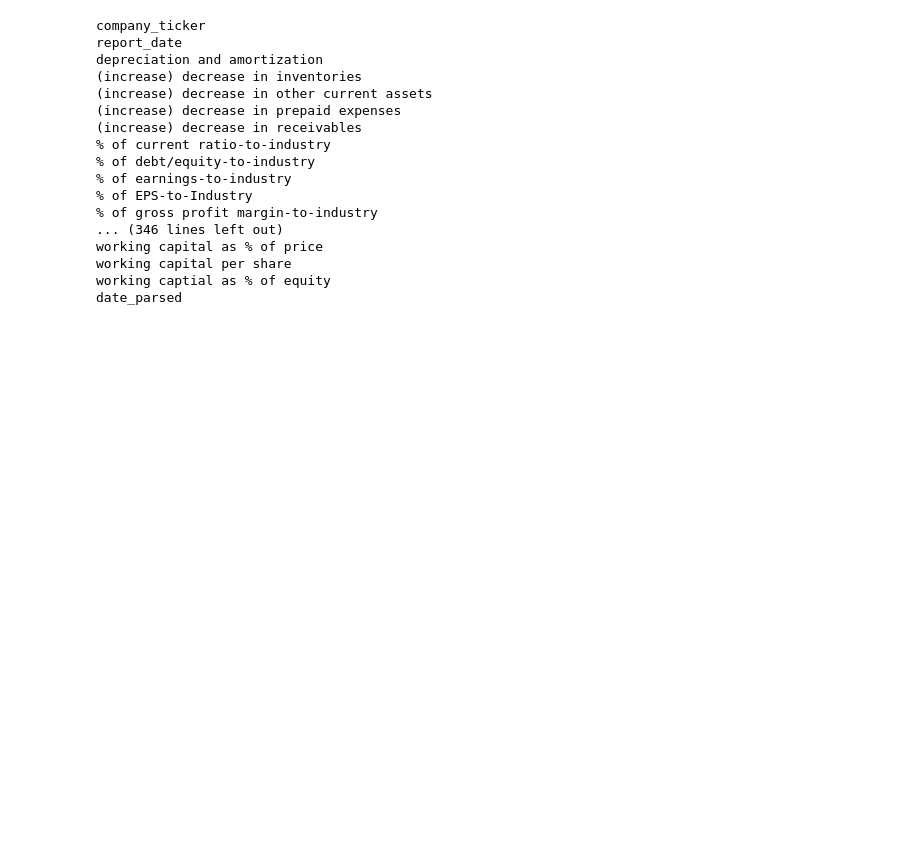
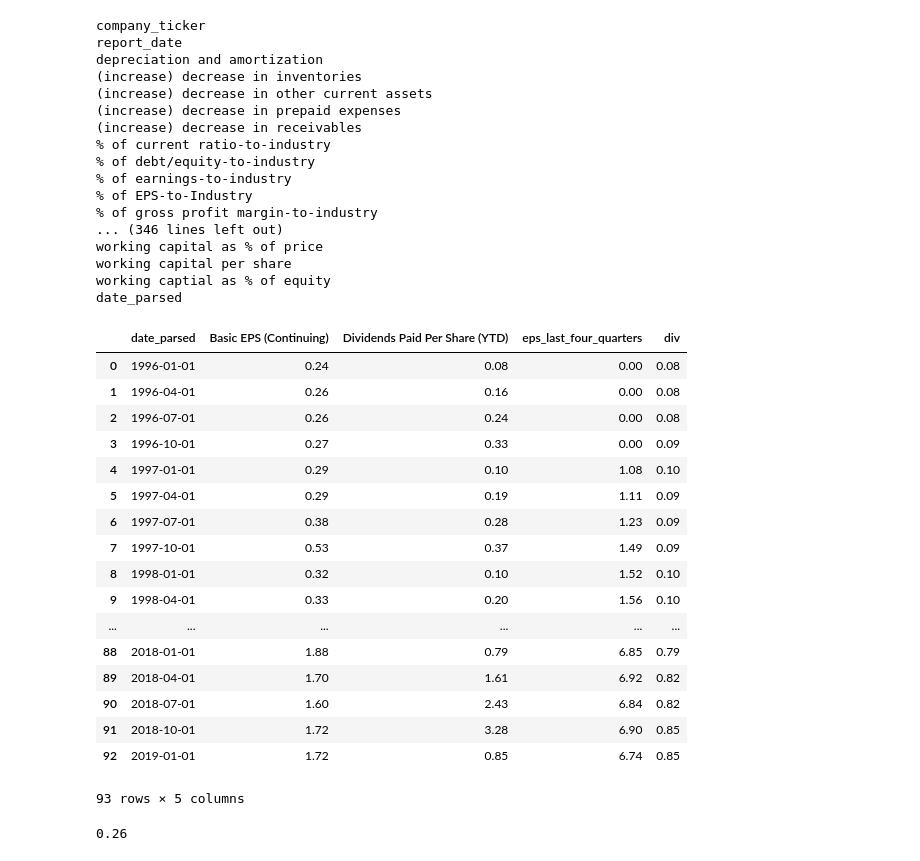
Before and after one commit to ismith1024/Finance-Regression-Analyzer, a Jupyter notebook: custom_kernel.ipynb, the cells around one changed output. Saved outputs shown, nothing was run; the diff lists cells and outputs as text; code cells hidden in the pictures; blank space fills up the shorter version.

```diff
--- a/custom_kernel.ipynb
+++ b/custom_kernel.ipynb
@@ -191,3 +191,42 @@ working capital as % of price
 working capital per share
 working captial as % of equity
 date_parsed
+# %%
+df_earn['eps_last_four_quarters'] = 0.0
+df_earn['div'] = 0.0
+df_earn['div_last_four_quarters'] = 0.0
+
+for index, row in df_earn.iterrows():
+    if index > 3:
+        df_earn.at[index,'eps_last_four_quarters'] = df_earn.at[index, 'Basic EPS (Continuing)'] + df_earn.at[index-1, 'Basic EPS (Continuing)'] + df_earn.at[index-2, 'Basic EPS (Continuing)'] + df_earn.at[index-3, 'Basic EPS (Continuing)']
+        df_earn.at[index,'div_last_four_quarters'] = df_earn.at[index, 'div'] + df_earn.at[index-1, 'div'] + df_earn.at[index-2, 'div'] + df_earn.at[index-3, 'div']
+
+    if index % 4 == 0:
+        df_earn.at[index,'div'] = df_earn.at[index,'Dividends Paid Per Share (YTD)']
+    else:
+        df_earn.at[index,'div'] = df_earn.at[index,'Dividends Paid Per Share (YTD)'] - df_earn.at[index -1,'Dividends Paid Per Share (YTD)']
+# %%
+df_earn[['date_parsed', 'Basic EPS (Continuing)', 'Dividends Paid Per Share (YTD)', 'eps_last_four_quarters', 'div']]
+# %% [output]
+|  | date_parsed | Basic EPS (Continuing) | Dividends Paid Per Share (YTD) | eps_last_four_quarters | div |
+| 0 | 1996-01-01 | 0.24 | 0.08 | 0.00 | 0.08 |
+| 1 | 1996-04-01 | 0.26 | 0.16 | 0.00 | 0.08 |
+| 2 | 1996-07-01 | 0.26 | 0.24 | 0.00 | 0.08 |
+| 3 | 1996-10-01 | 0.27 | 0.33 | 0.00 | 0.09 |
+| 4 | 1997-01-01 | 0.29 | 0.10 | 1.08 | 0.10 |
+| 5 | 1997-04-01 | 0.29 | 0.19 | 1.11 | 0.09 |
+| 6 | 1997-07-01 | 0.38 | 0.28 | 1.23 | 0.09 |
+| 7 | 1997-10-01 | 0.53 | 0.37 | 1.49 | 0.09 |
+| 8 | 1998-01-01 | 0.32 | 0.10 | 1.52 | 0.10 |
+| 9 | 1998-04-01 | 0.33 | 0.20 | 1.56 | 0.10 |
+| ... | ... | ... | ... | ... | ... |
+| 88 | 2018-01-01 | 1.88 | 0.79 | 6.85 | 0.79 |
+| 89 | 2018-04-01 | 1.70 | 1.61 | 6.92 | 0.82 |
+| 90 | 2018-07-01 | 1.60 | 2.43 | 6.84 | 0.82 |
+| 91 | 2018-10-01 | 1.72 | 3.28 | 6.90 | 0.85 |
+| 92 | 2019-01-01 | 1.72 | 0.85 | 6.74 | 0.85 |
+93 rows × 5 columns
+# %%
+df_earn.at[1, 'Basic EPS (Continuing)']
+# %% [output]
+0.26
```
Also changed, not shown: parts of 1 cell of this notebook.
